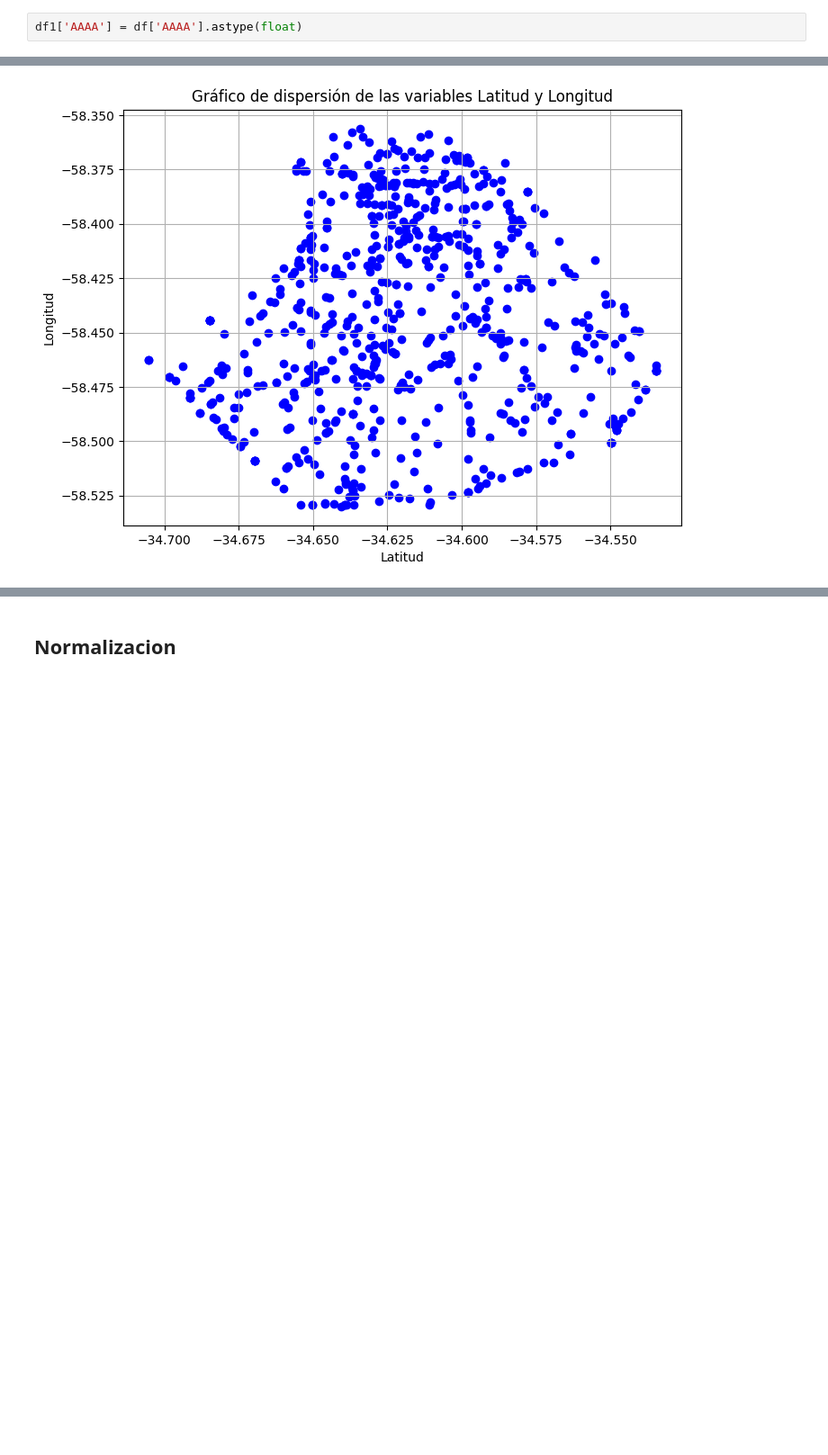
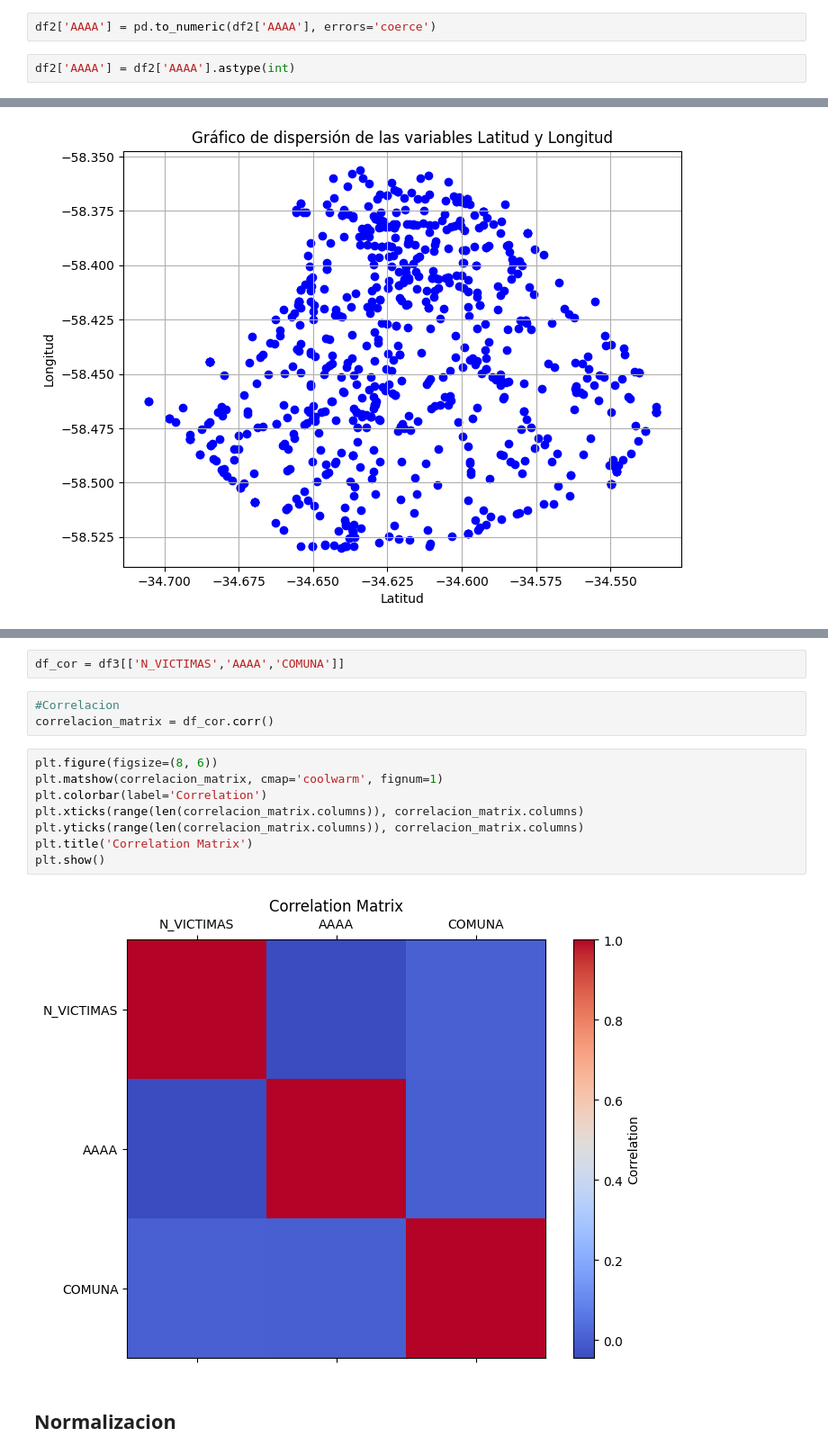
Before and after one commit to Remolino777/Baires_Accidents, a Jupyter notebook: EDA/EDA_hechos.ipynb, the cells around one changed output, grey strips where cells are left out. Shown: that part at 90% size. Cells and saved outputs as stored; diff of their text form; blank space fills up the shorter version.

```diff
--- a/EDA/EDA_hechos.ipynb
+++ b/EDA/EDA_hechos.ipynb
@@ -262,8 +262,10 @@ df2['AAAA'].isna().sum()
 df2['AAAA'].isna().sum()
 # %% [output]
 0
+# %%
+df2['AAAA'] = pd.to_numeric(df2['AAAA'], errors='coerce')
 # %%
-df1['AAAA'] = df['AAAA'].astype(float)
+df2['AAAA'] = df2['AAAA'].astype(int)
 # %% [markdown]
 ### Exploracion columna 'VICTIMA'
 # %%
@@ -399,3 +444,18 @@ plt.show()
+# %%
+df_cor = df3[['N_VICTIMAS','AAAA','COMUNA']]
+# %%
+#Correlacion
+correlacion_matrix = df_cor.corr()
+# %%
+plt.figure(figsize=(8, 6))
+plt.matshow(correlacion_matrix, cmap='coolwarm', fignum=1)
+plt.colorbar(label='Correlation')
+plt.xticks(range(len(correlacion_matrix.columns)), correlacion_matrix.columns)
+plt.yticks(range(len(correlacion_matrix.columns)), correlacion_matrix.columns)
+plt.title('Correlation Matrix')
+plt.show()
+# %% [output]
+[figure, added]
 # %% [markdown]
 ## Normalizacion
 # %%
```
Also changed, not shown: parts of 9 cells of this notebook, 5 other files.
